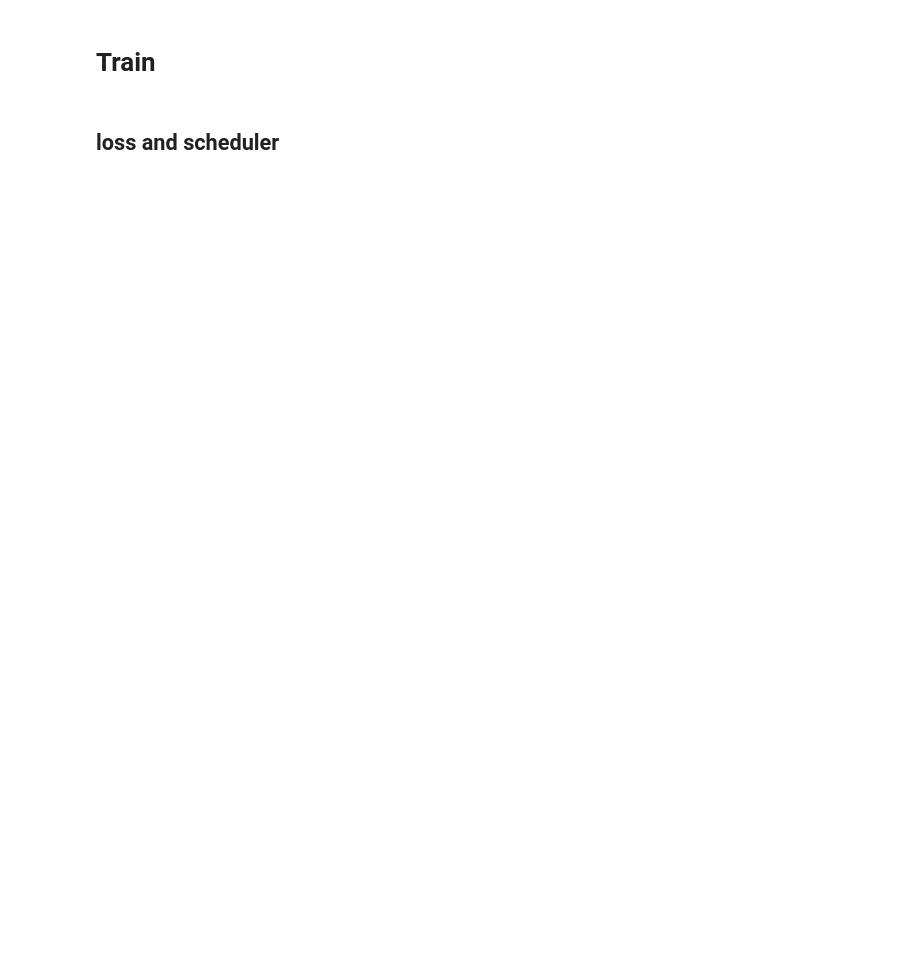
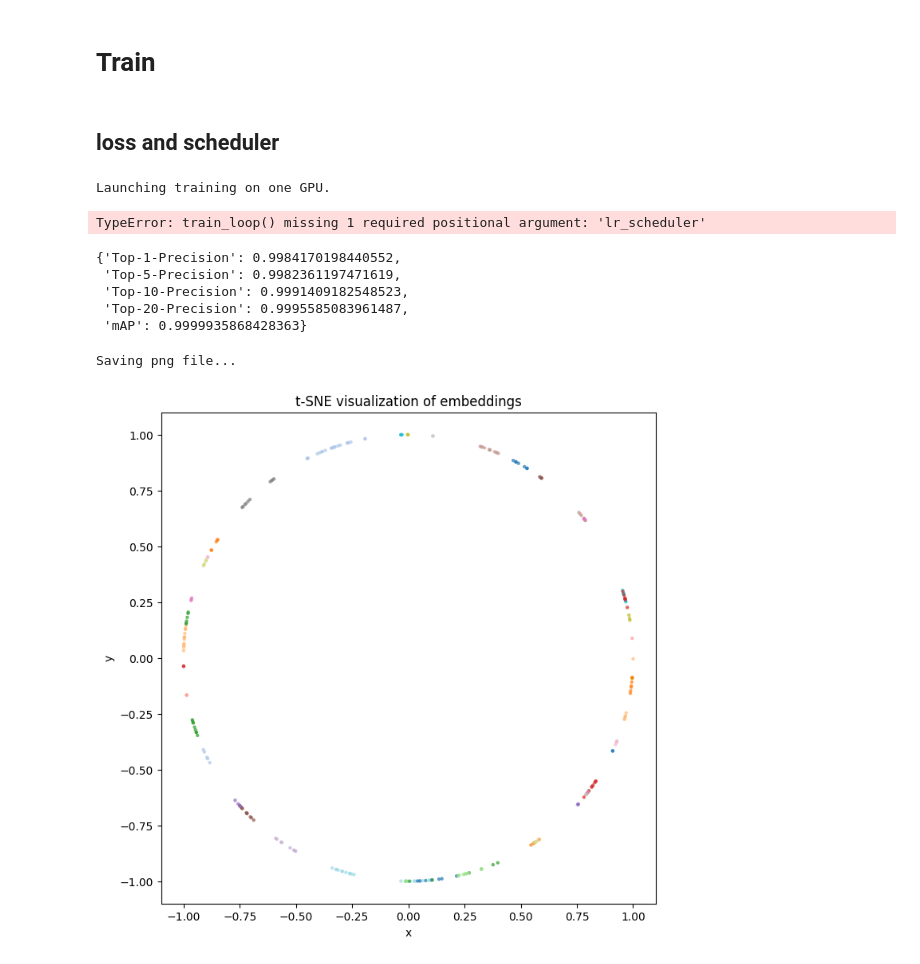
Before and after one commit to PhamDuy204/Face-Recognition, a Jupyter notebook: draft.ipynb, the cells around one changed output. Saved outputs shown, nothing was run; the diff lists cells and outputs as text; code cells hidden in the pictures; blank space fills up the shorter version.

Commit message:
fix eval and loss

```diff
--- a/draft.ipynb
+++ b/draft.ipynb
@@ -38,5 +36,6 @@ query_loader=DataLoader(query_set,128,shuffle=False)
 device= 'cuda' if torch.cuda.is_available() else 'cpu'
 
 backbone = FaceNet(embed_dim=768).to(device)
+backbone.load_state_dict(torch.load('./ckpts/2/model_e_119.pt'))
 backbone.train()
 # %% [output]
@@ -130,9 +129,12 @@ def train_loop(epochs, model,module_partial_fc, optimizer, train_dataloader,gall
 # %%
 from accelerate import notebook_launcher
 
-args = (epochs, backbone,module_partial_fc, optimizer, train_loader, lr_scheduler,device)
+args = (epochs, backbone,module_partial_fc, optimizer, train_loader,gallery_loader,query_loader, lr_scheduler,'cuda','./ckpts')
 
 notebook_launcher(train_loop, args, num_processes=1)
+# %% [output]
+Launching training on one GPU.
+TypeError: train_loop() missing 1 required positional argument: 'lr_scheduler'
 # %%
 import numpy as np
 import pandas as pd
@@ -142,7 +144,7 @@ from sklearn.manifold import TSNE
 import torch
 import torch.nn.functional as F
 import os
-def visualize_tsne(model,train_loader, perplexity=30,device='cuda',save_path='./visualize_training',e=0):
+def visualize_tsne(model,train_loader, perplexity=5,device='cuda',save_path='./visualize_training',e=0):
     print('Saving png file...')
     os.makedirs(save_path,exist_ok=True)
     new_save_path=os.path.join(save_path,str(len(os.listdir(save_path))))
@@ -159,12 +161,12 @@ def visualize_tsne(model,train_loader, perplexity=30,device='cuda',save_path='./
             embedding= model(image)
             embeddings.extend(F.normalize(embedding.detach().cpu(),dim=-1).numpy().tolist())
             labels.extend(label.detach().cpu().numpy().tolist())
-            if len(embeddings)>900:
+            if len(embeddings)>200:
                 break
     X = np.array(embeddings)
     y = np.array(labels)
     # t-SNE
-    tsne = TSNE(n_components=2, perplexity=perplexity, learning_rate=200)
+    tsne = TSNE(n_components=2, perplexity=perplexity, learning_rate='auto')
     X_tsne = tsne.fit_transform(X)
 
     # Normalize to unit circle
@@ -179,15 +181,24 @@ def visualize_tsne(model,train_loader, perplexity=30,device='cuda',save_path='./
     })
 
     # Plot with seaborn
-    plt.figure(figsize=(32, 32))
+    plt.figure(figsize=(8, 8))
     sns.scatterplot(
         data=df,
         x="x", y="y",
         hue="label",
         palette="tab20",
         s=10, alpha=0.7,
-        linewidth=0
+        linewidth=0,
+        legend=False
     )
     plt.title("t-SNE visualization of embeddings")
     # plt.savefig(os.path.join(new_save_path,f"tsne_plot_{e}.png"), dpi=300, bbox_inches="tight")
     plt.show()
+# %%
+eval_model(backbone,gallery_loader,query_loader)
+# %% [output]
+{'Top-1-Precision': 0.9984170198440552,
+ 'Top-5-Precision': 0.9982361197471619,
+ 'Top-10-Precision': 0.9991409182548523,
+ 'Top-20-Precision': 0.9995585083961487,
+ 'mAP': 0.9999935868428363}
@@ -194,2 +207,5 @@ def visualize_tsne(model,train_loader, perplexity=30,device='cuda',save_path='./
 # %%
-visualize_tsne(backbone,train_loader)
+visualize_tsne(backbone,gallery_loader,25)
+# %% [output]
+Saving png file...
+[figure, added]
```
Also changed, not shown: parts of 7 cells of this notebook, 10 other files.
